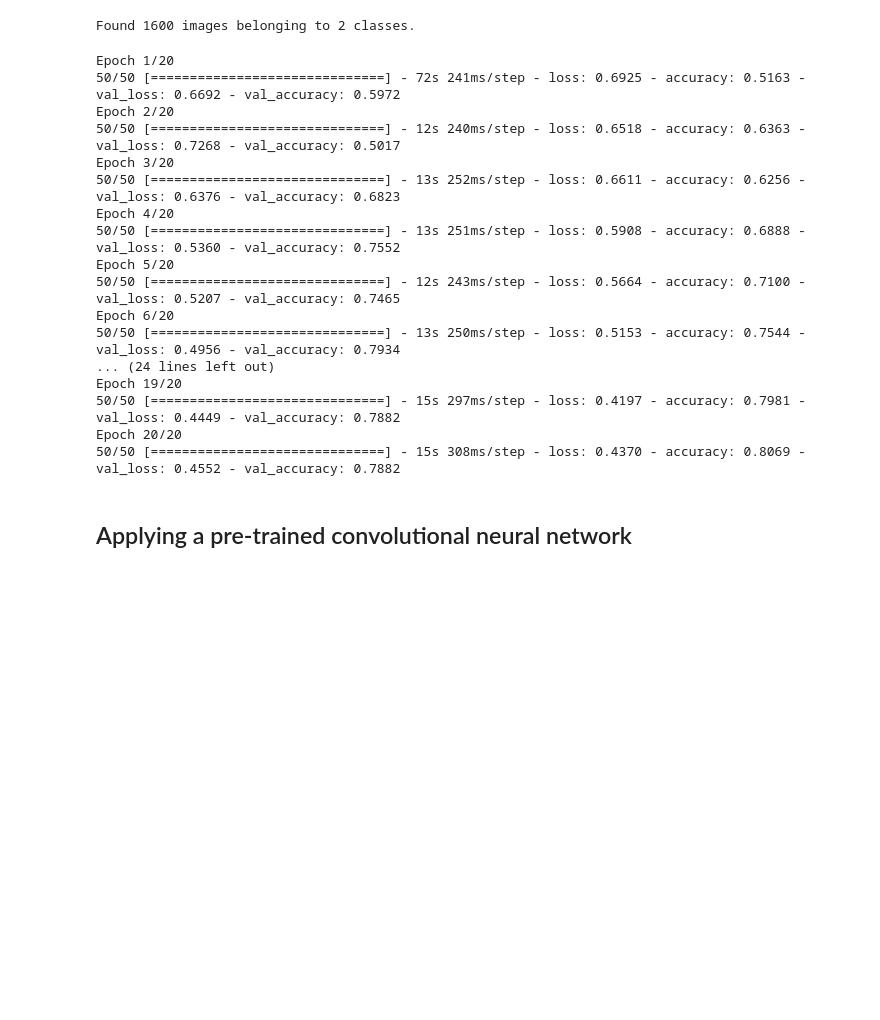
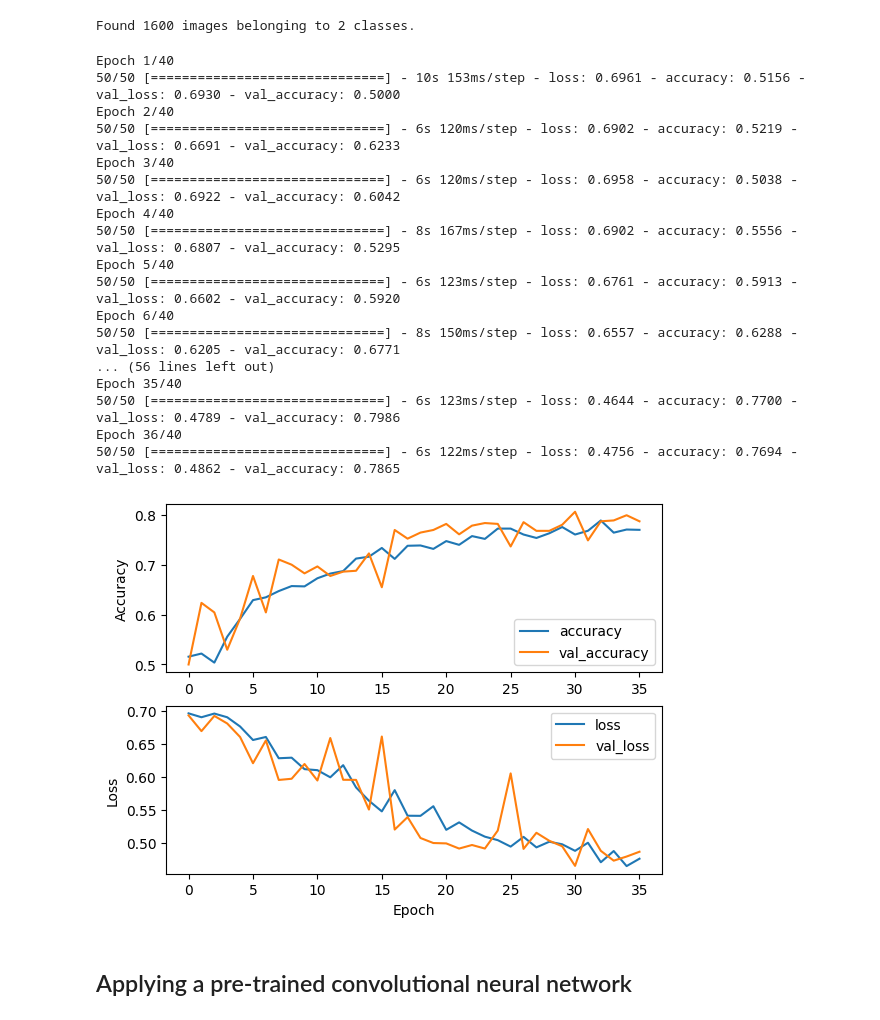
Before and after one commit to Yufu0/spotting-cars-CNN, a Jupyter notebook: PA5.ipynb, the cells around one changed output. Cells and saved outputs as stored; diff of their text form; code cells hidden in the pictures; blank space fills up the shorter version.

```diff
--- a/PA5.ipynb
+++ b/PA5.ipynb
@@ -168,6 +177,4 @@ Found 1600 images belonging to 2 classes.
 # %%
-cnn_model_aug = make_convnet()
-
 history = cnn_model_aug.fit(
     train_generator_augmentation,
     steps_per_epoch = train_generator.samples // batch_size,
@@ -177,23 +184,33 @@ history = cnn_model_aug.fit(
     callbacks=early_stopping
 )
 # %% [output]
-Epoch 1/20
-50/50 [==============================] - 72s 241ms/step - loss: 0.6925 - accuracy: 0.5163 - val_loss: 0.6692 - val_accuracy: 0.5972
-Epoch 2/20
-50/50 [==============================] - 12s 240ms/step - loss: 0.6518 - accuracy: 0.6363 - val_loss: 0.7268 - val_accuracy: 0.5017
-Epoch 3/20
-50/50 [==============================] - 13s 252ms/step - loss: 0.6611 - accuracy: 0.6256 - val_loss: 0.6376 - val_accuracy: 0.6823
-Epoch 4/20
-50/50 [==============================] - 13s 251ms/step - loss: 0.5908 - accuracy: 0.6888 - val_loss: 0.5360 - val_accuracy: 0.7552
-Epoch 5/20
-50/50 [==============================] - 12s 243ms/step - loss: 0.5664 - accuracy: 0.7100 - val_loss: 0.5207 - val_accuracy: 0.7465
-Epoch 6/20
-50/50 [==============================] - 13s 250ms/step - loss: 0.5153 - accuracy: 0.7544 - val_loss: 0.4956 - val_accuracy: 0.7934
-... (24 lines left out)
-Epoch 19/20
-50/50 [==============================] - 15s 297ms/step - loss: 0.4197 - accuracy: 0.7981 - val_loss: 0.4449 - val_accuracy: 0.7882
-Epoch 20/20
-50/50 [==============================] - 15s 308ms/step - loss: 0.4370 - accuracy: 0.8069 - val_loss: 0.4552 - val_accuracy: 0.7882
+Epoch 1/40
+50/50 [==============================] - 10s 153ms/step - loss: 0.6961 - accuracy: 0.5156 - val_loss: 0.6930 - val_accuracy: 0.5000
+Epoch 2/40
+50/50 [==============================] - 6s 120ms/step - loss: 0.6902 - accuracy: 0.5219 - val_loss: 0.6691 - val_accuracy: 0.6233
+Epoch 3/40
+50/50 [==============================] - 6s 120ms/step - loss: 0.6958 - accuracy: 0.5038 - val_loss: 0.6922 - val_accuracy: 0.6042
+Epoch 4/40
+50/50 [==============================] - 8s 167ms/step - loss: 0.6902 - accuracy: 0.5556 - val_loss: 0.6807 - val_accuracy: 0.5295
+Epoch 5/40
+50/50 [==============================] - 6s 123ms/step - loss: 0.6761 - accuracy: 0.5913 - val_loss: 0.6602 - val_accuracy: 0.5920
+Epoch 6/40
+50/50 [==============================] - 8s 150ms/step - loss: 0.6557 - accuracy: 0.6288 - val_loss: 0.6205 - val_accuracy: 0.6771
+... (56 lines left out)
+Epoch 35/40
+50/50 [==============================] - 6s 123ms/step - loss: 0.4644 - accuracy: 0.7700 - val_loss: 0.4789 - val_accuracy: 0.7986
+Epoch 36/40
+50/50 [==============================] - 6s 122ms/step - loss: 0.4756 - accuracy: 0.7694 - val_loss: 0.4862 - val_accuracy: 0.7865
+# %%
+f, axs = plt.subplots(2)
+for i, name in enumerate(['accuracy', 'loss']):
+    axs[i].plot(history.history[name], label=name)
+    axs[i].plot(history.history['val_' + name], label = 'val_' + name)
+    axs[i].set_xlabel('Epoch') if i == 1 else None
+    axs[i].set_ylabel(name.capitalize())
+    axs[i].legend(loc='lower right' if i == 0 else 'upper right')
+# %% [output]
+[figure, added]
 # %% [markdown]
 ## Applying a pre-trained convolutional neural network
 # %%
```
Also changed, not shown: parts of 20 cells of this notebook.
